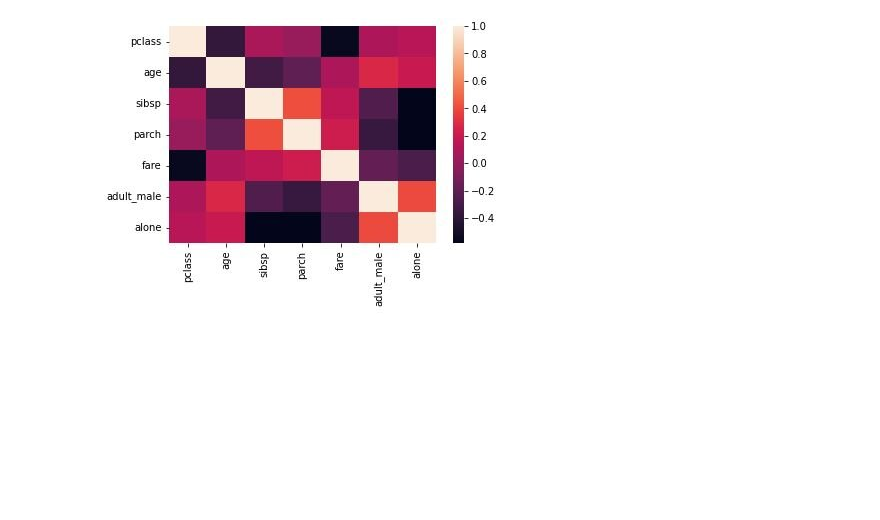
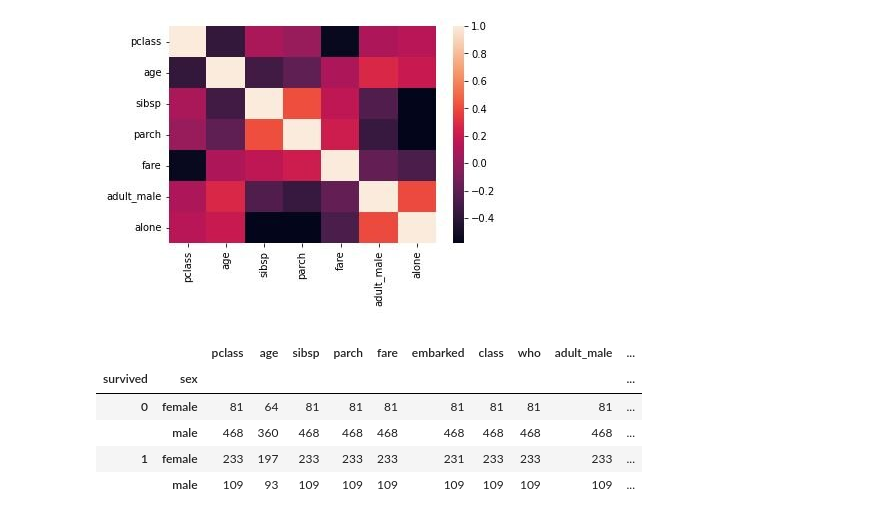
Before and after one commit to Abarajithan-Selvaraj/scaler-dsml-notes, a Jupyter notebook: 03 Python Libraries/data-viz-assignments.ipynb, the cells around one changed output. Saved outputs shown, nothing was run; the diff lists cells and outputs as text; code cells hidden in the pictures; blank space fills up the shorter version.

```diff
--- a/03 Python Libraries/data-viz-assignments.ipynb
+++ b/03 Python Libraries/data-viz-assignments.ipynb
@@ -135,0 +130,24 @@ titanic= sns.load_dataset("titanic")
+# %%
+# D42 - Q8: In the titanic dataset, given below, which observations among the following options are correct?
+# Consider for the binsize of 20 for histograms of age.
+# Note: To load the dataset, use the following line of the code
+
+titanic= sns.load_dataset("titanic")
+
+# sns.countplot(data=titanic.loc[titanic["survived"] == 1], x="sex")
+# sns.violinplot(data=titanic, y="age", hue="sex", x="survived")
+
+titanic.groupby(["survived", "sex"]).count()
+
+# Observations:
+# 1. In the overall number of passengers who survived, the majority were females.
+# 2. The number of passengers in the age bracket [20,40] is higher than other age brackets.
+# 3. It can be approximated that the survival rate of men is around 19% and that of women is around 74%.
+# 4. The survival number of women in the age range [20, 40] is comparatively higher than in other age brackets. Consider only those women whose age is between 0 and 60.
+# %% [output]
+|  |  | pclass | age | sibsp | parch | fare | embarked | class | who | adult_male | ... |
+| survived | sex |  |  |  |  |  |  |  |  |  | ... |
+| 0 | female | 81 | 64 | 81 | 81 | 81 | 81 | 81 | 81 | 81 | ... |
+|  | male | 468 | 360 | 468 | 468 | 468 | 468 | 468 | 468 | 468 | ... |
+| 1 | female | 233 | 197 | 233 | 233 | 233 | 231 | 233 | 233 | 233 | ... |
+|  | male | 109 | 93 | 109 | 109 | 109 | 109 | 109 | 109 | 109 | ... |
```
Also changed, not shown: parts of 2 cells of this notebook.
